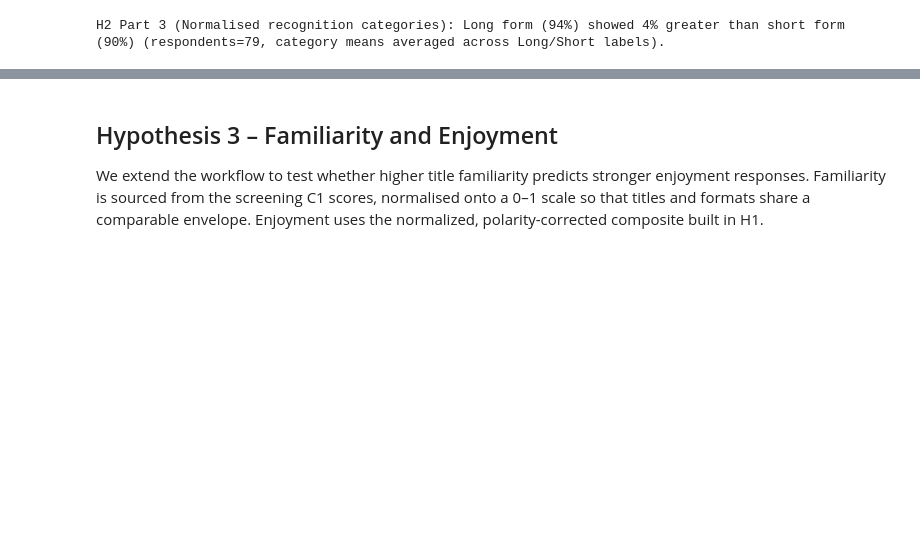
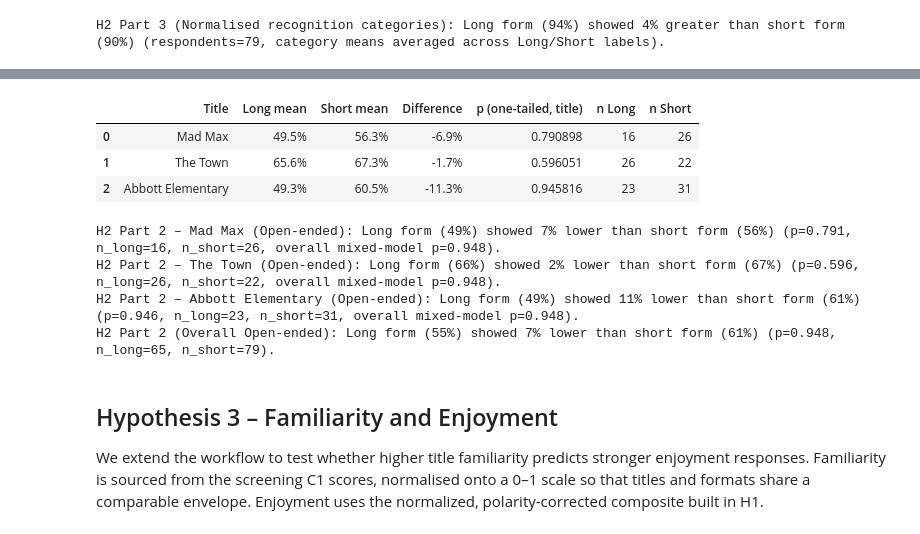
Before and after one commit to NeuralSenseCode/544_WBD_CXCU, a Jupyter notebook: analysis/analysis_self-report.ipynb, the cells around one changed output, grey strips where cells are left out. Saved outputs shown, nothing was run; the diff lists cells and outputs as text; code cells hidden in the pictures; blank space fills up the shorter version.

```diff
--- a/analysis/analysis_self-report.ipynb
+++ b/analysis/analysis_self-report.ipynb
@@ -1784,3 +2561,74 @@ H2 Part 3 (Normalised recognition categories): Long form (94%) showed 4% greater
+# %%
+if 'open_recall_long' in globals():
+    title_rows = []
+    for title in TARGET_TITLES:
+        title_df = open_recall_long.loc[open_recall_long["title"] == title]
+        if title_df.empty:
+            continue
+        long_vals = title_df.loc[title_df["form"] == "Long", "value"].dropna()
+        short_vals = title_df.loc[title_df["form"] == "Short", "value"].dropna()
+        if long_vals.empty or short_vals.empty:
+            continue
+        long_mean = long_vals.mean()
+        short_mean = short_vals.mean()
+        diff = long_mean - short_mean
+        t_stat, p_two = stats.ttest_ind(long_vals, short_vals, equal_var=False, nan_policy="omit")
+        if np.isnan(t_stat) or np.isnan(p_two):
+            p_one = np.nan
+        else:
+            p_one = p_two / 2 if t_stat >= 0 else 1 - (p_two / 2)
+        title_rows.append({
+            "Title": title,
+            "Long mean": long_mean,
+            "Short mean": short_mean,
+            "Difference": diff,
+            "p (one-tailed, title)": p_one,
+            "n Long": int(long_vals.count()),
+            "n Short": int(short_vals.count()),
+        })
+    if title_rows:
+        open_recall_part2_summary = pd.DataFrame(title_rows)
+        display(to_percent_table(open_recall_part2_summary, ["Long mean", "Short mean", "Difference"], decimals=1))
+        overall_p = open_recall_between_subject_summary[0]["p_one_tailed"] if open_recall_between_subject_summary else np.nan
+        for row in title_rows:
+            overall_note = None
+            if isinstance(overall_p, Number) and np.isfinite(overall_p):
+                overall_note = f"overall mixed-model {format_p_value(overall_p)}"
+            sample_note = f"n_long={row['n Long']}, n_short={row['n Short']}"
+            extra = ", ".join(filter(None, [format_p_value(row.get("p (one-tailed, title)")), sample_note, overall_note]))
+            print_long_short_summary(
+                label=f"H2 Part 2 – {row['Title']} (Open-ended)",
+                long_mean=row["Long mean"],
+                short_mean=row["Short mean"],
+                extra_note=extra,
+            )
+        combined_long = open_recall_part2_summary["Long mean"].mean()
+        combined_short = open_recall_part2_summary["Short mean"].mean()
+        overall_counts = {
+            "n_long": int(open_recall_long.loc[open_recall_long["form"] == "Long", "value"].notna().sum()),
+            "n_short": int(open_recall_long.loc[open_recall_long["form"] == "Short", "value"].notna().sum()),
+        }
+        sample_note = f"n_long={overall_counts['n_long']}, n_short={overall_counts['n_short']}"
+        extra = ", ".join(filter(None, [format_p_value(overall_p), sample_note]))
+        print_long_short_summary(
+            label="H2 Part 2 (Overall Open-ended)",
+            long_mean=combined_long,
+            short_mean=combined_short,
+            extra_note=extra,
+        )
+    else:
+        print("H2 Part 2 summary: No title-level open-ended data available.")
+else:
+    print("H2 Part 2 summary: open_recall_long not available.")
+# %% [output]
+|  | Title | Long mean | Short mean | Difference | p (one-tailed, title) | n Long | n Short |
+| 0 | Mad Max | 49.5% | 56.3% | -6.9% | 0.790898 | 16 | 26 |
+| 1 | The Town | 65.6% | 67.3% | -1.7% | 0.596051 | 26 | 22 |
+| 2 | Abbott Elementary | 49.3% | 60.5% | -11.3% | 0.945816 | 23 | 31 |
+H2 Part 2 – Mad Max (Open-ended): Long form (49%) showed 7% lower than short form (56%) (p=0.791, n_long=16, n_short=26, overall mixed-model p=0.948).
+H2 Part 2 – The Town (Open-ended): Long form (66%) showed 2% lower than short form (67%) (p=0.596, n_long=26, n_short=22, overall mixed-model p=0.948).
+H2 Part 2 – Abbott Elementary (Open-ended): Long form (49%) showed 11% lower than short form (61%) (p=0.946, n_long=23, n_short=31, overall mixed-model p=0.948).
+H2 Part 2 (Overall Open-ended): Long form (55%) showed 7% lower than short form (61%) (p=0.948, n_long=65, n_short=79).
 # %% [markdown]
 ## Hypothesis 3 – Familiarity and Enjoyment
 We extend the workflow to test whether higher title familiarity predicts stronger enjoyment responses. Familiarity is sourced from the screening C1 scores, normalised onto a 0–1 scale so that titles and formats share a comparable envelope. Enjoyment uses the normalized, polarity-corrected composite built in H1.
```
Also changed, not shown: parts of 11 cells of this notebook, 14 other files.
